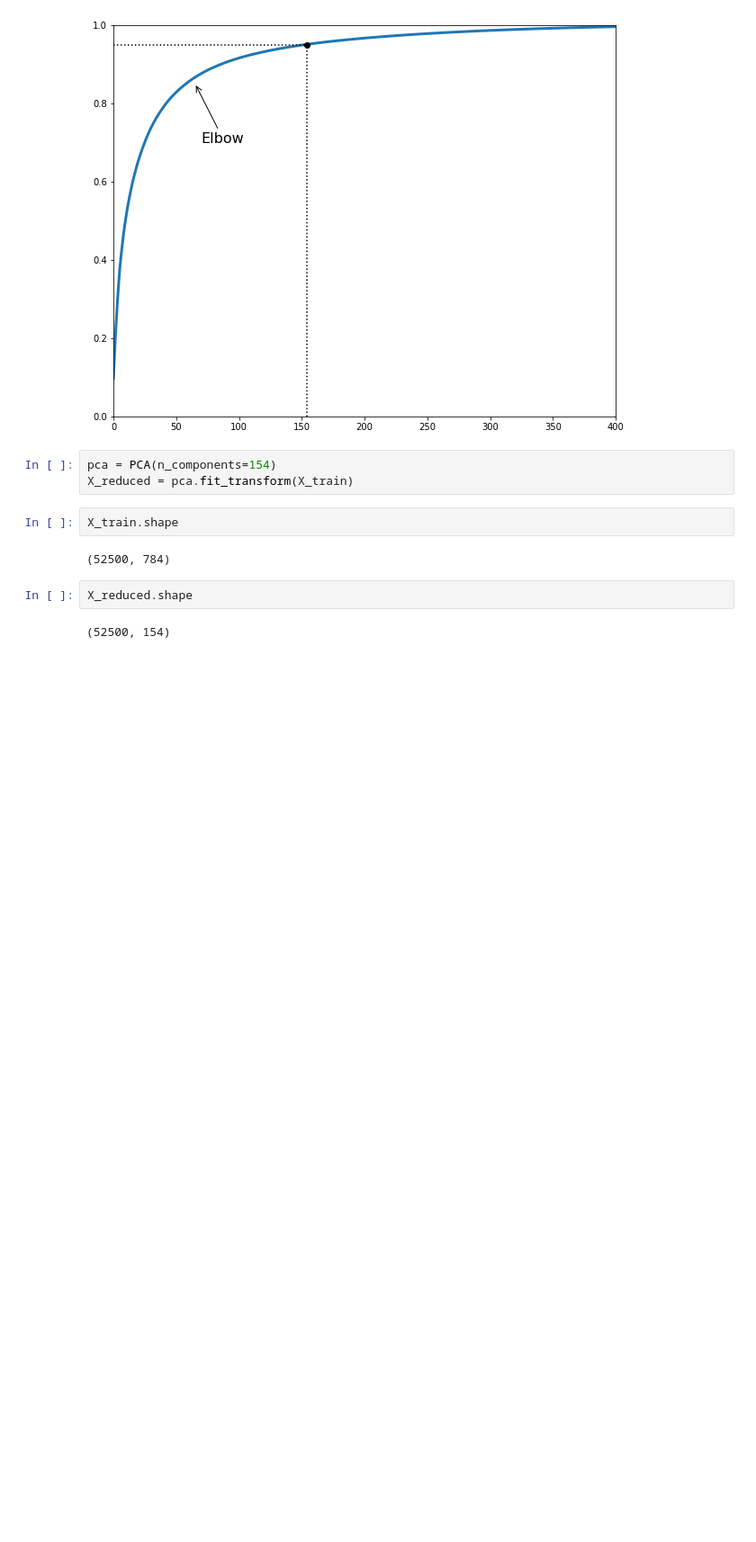
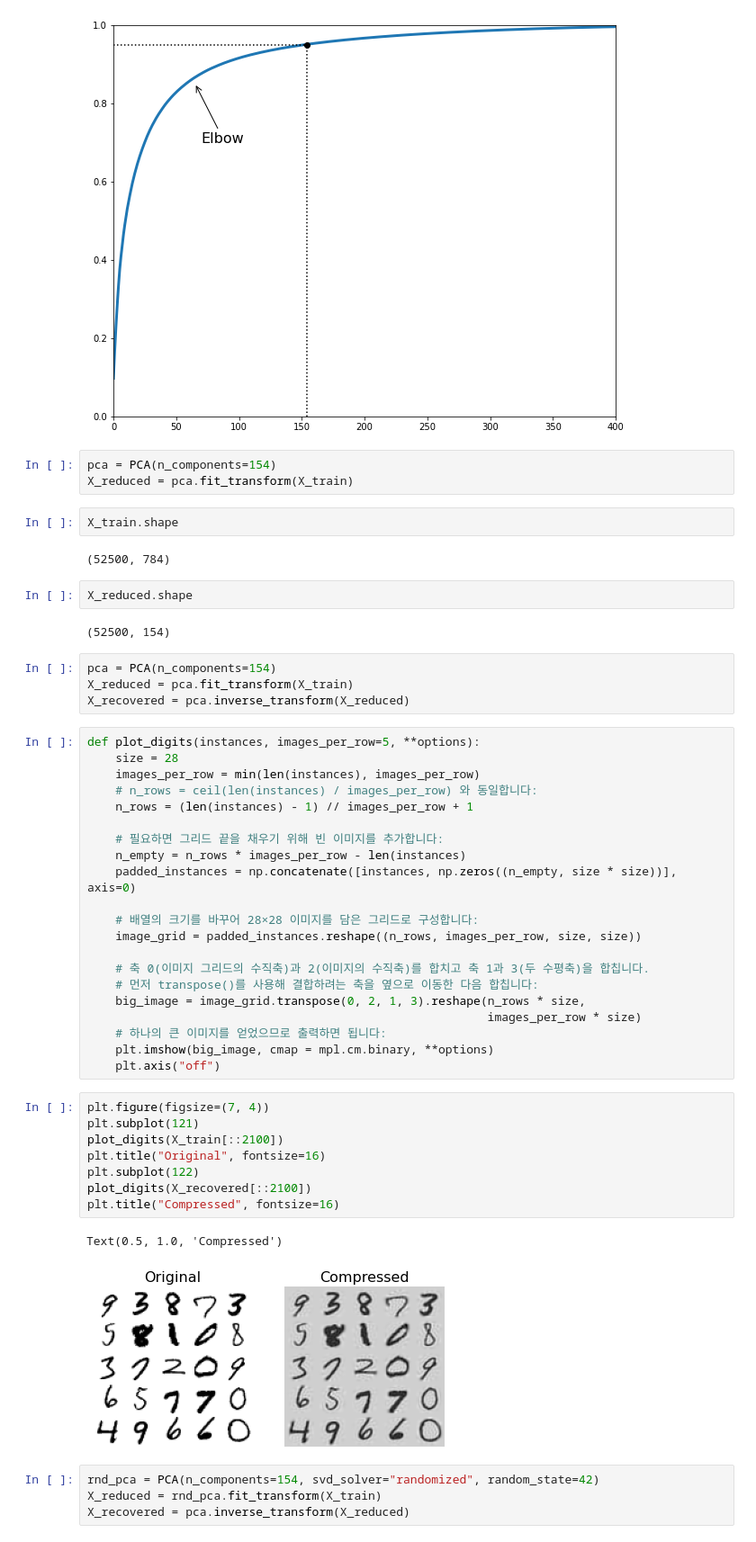
Before and after one commit to EUN-GYUL/ml_study_2023_Q1, a Jupyter notebook: dimentionality-reduction/dimentionality-reduction.ipynb, the cells around one changed output. Shown: that part at 90% size. Drawn from its saved outputs; the diff is of its cells as text; blank space fills up the shorter version.

```diff
--- a/dimentionality-reduction/dimentionality-reduction.ipynb
+++ b/dimentionality-reduction/dimentionality-reduction.ipynb
@@ -181,3 +185,43 @@ X_train.shape
 X_reduced.shape
 # %% [output]
 (52500, 154)
+# %%
+pca = PCA(n_components=154)
+X_reduced = pca.fit_transform(X_train)
+X_recovered = pca.inverse_transform(X_reduced)
+# %%
+def plot_digits(instances, images_per_row=5, **options):
+    size = 28
+    images_per_row = min(len(instances), images_per_row)
+    # n_rows = ceil(len(instances) / images_per_row) 와 동일합니다:
+    n_rows = (len(instances) - 1) // images_per_row + 1
+
+    # 필요하면 그리드 끝을 채우기 위해 빈 이미지를 추가합니다:
+    n_empty = n_rows * images_per_row - len(instances)
+    padded_instances = np.concatenate([instances, np.zeros((n_empty, size * size))], axis=0)
+
+    # 배열의 크기를 바꾸어 28×28 이미지를 담은 그리드로 구성합니다:
+    image_grid = padded_instances.reshape((n_rows, images_per_row, size, size))
+
+    # 축 0(이미지 그리드의 수직축)과 2(이미지의 수직축)를 합치고 축 1과 3(두 수평축)을 합칩니다.
+    # 먼저 transpose()를 사용해 결합하려는 축을 옆으로 이동한 다음 합칩니다:
+    big_image = image_grid.transpose(0, 2, 1, 3).reshape(n_rows * size,
+                                                         images_per_row * size)
+    # 하나의 큰 이미지를 얻었으므로 출력하면 됩니다:
+    plt.imshow(big_image, cmap = mpl.cm.binary, **options)
+    plt.axis("off")
+# %%
+plt.figure(figsize=(7, 4))
+plt.subplot(121)
+plot_digits(X_train[::2100])
+plt.title("Original", fontsize=16)
+plt.subplot(122)
+plot_digits(X_recovered[::2100])
+plt.title("Compressed", fontsize=16)
+# %% [output]
+Text(0.5, 1.0, 'Compressed')
+[figure, added]
+# %%
+rnd_pca = PCA(n_components=154, svd_solver="randomized", random_state=42)
+X_reduced = rnd_pca.fit_transform(X_train)
+X_recovered = pca.inverse_transform(X_reduced)
```
Also changed, not shown: parts of 9 cells of this notebook, 1 other file.
